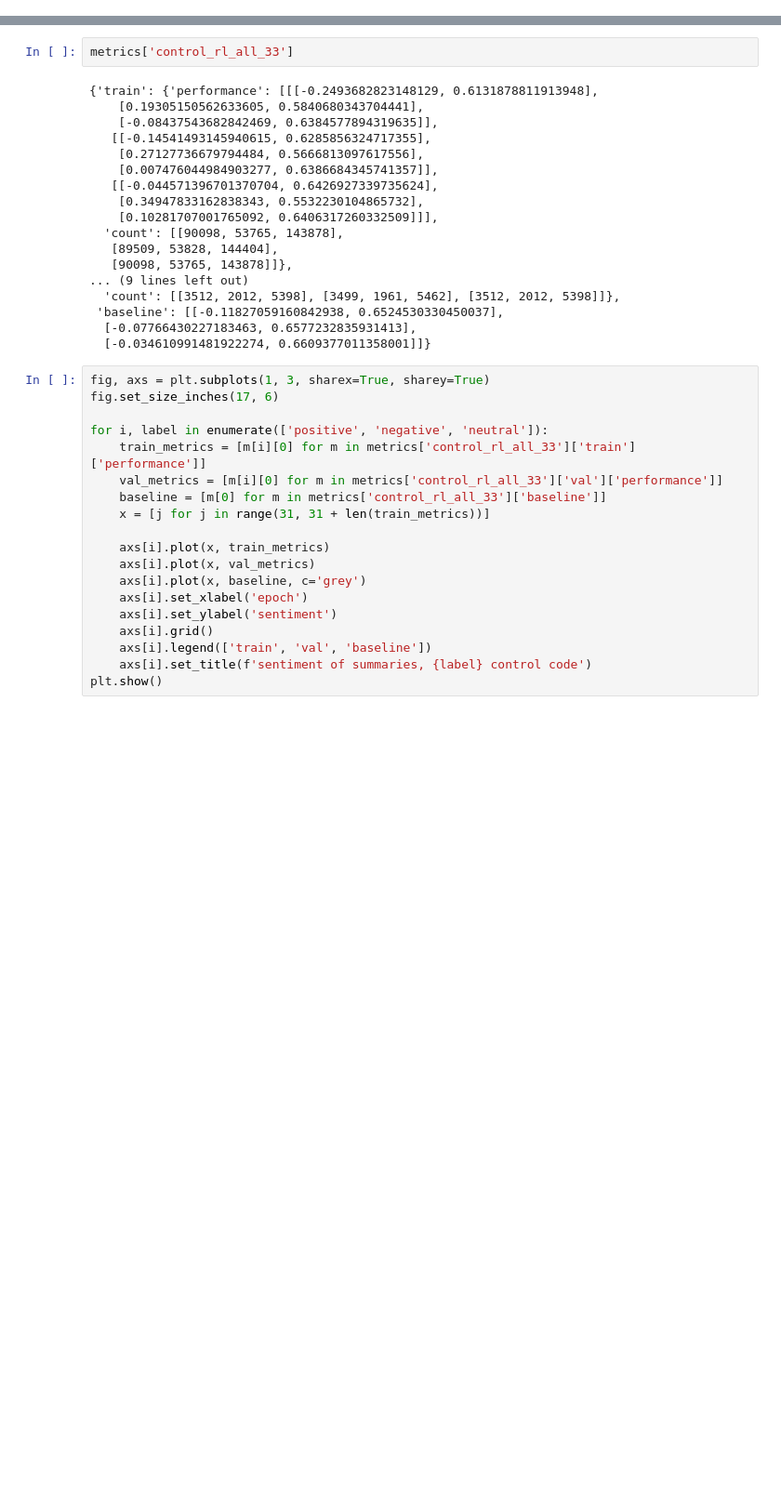
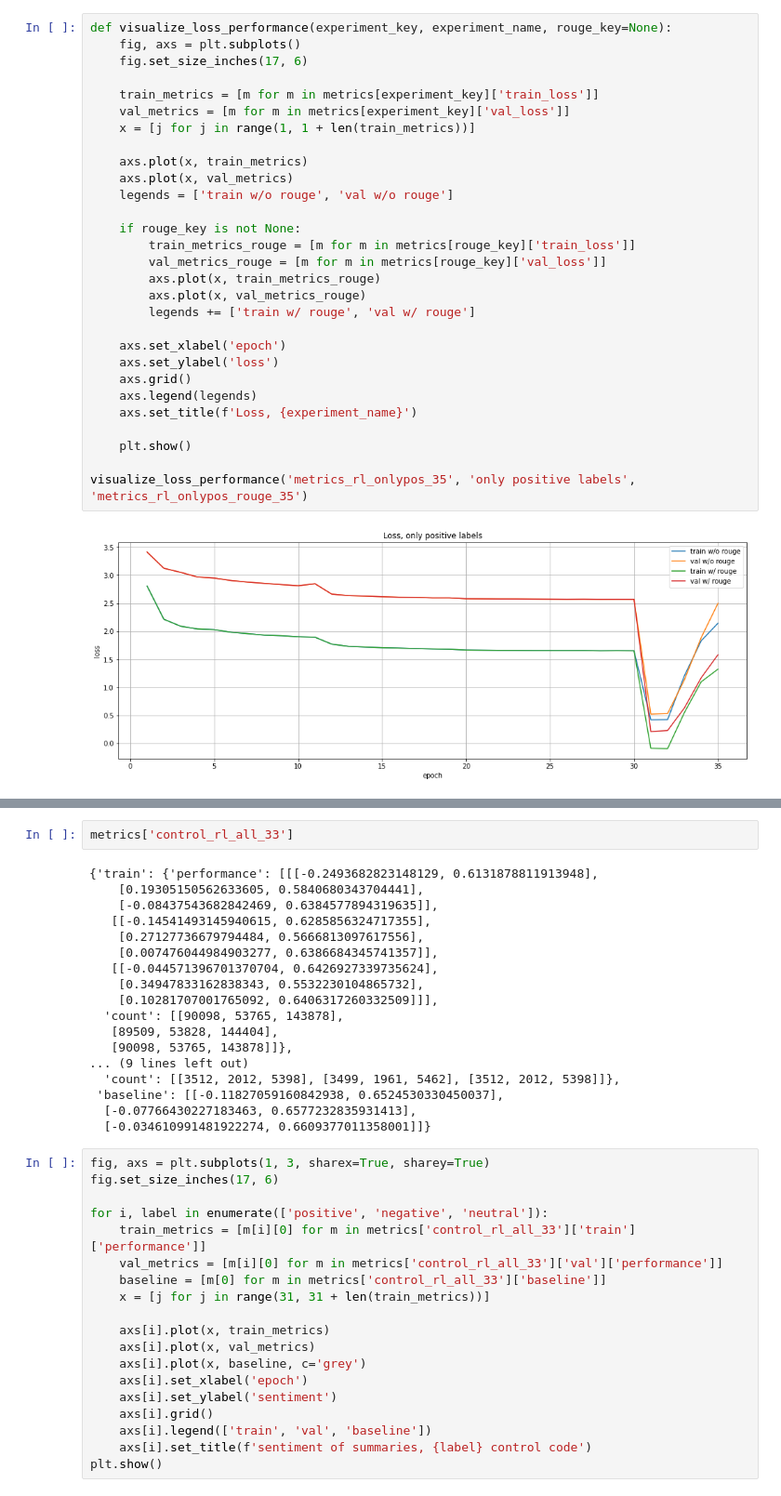
Before and after one commit to florisdenhengst/msc_thesis, a Jupyter notebook: controllable_abstractive_summarization/code/analysing_sentiment.ipynb, the cells around one changed output, grey strips where cells are left out. Shown at 93% size. Cells and saved outputs as stored; diff of their text form; blank space fills up the shorter version.

```diff
--- a/controllable_abstractive_summarization/code/analysing_sentiment.ipynb
+++ b/controllable_abstractive_summarization/code/analysing_sentiment.ipynb
@@ -158,6 +179,37 @@ def visualize_rouge_performance(experiment_key, experiment_name, rouge_key=None)
 visualize_rouge_performance('metrics_rl_onlypos_35', 'only positive labels', 'metrics_rl_onlypos_rouge_35')
 # %% [output]
 [figure]
+# %%
+def visualize_loss_performance(experiment_key, experiment_name, rouge_key=None):
+    fig, axs = plt.subplots()
+    fig.set_size_inches(17, 6)
+
+    train_metrics = [m for m in metrics[experiment_key]['train_loss']]
+    val_metrics = [m for m in metrics[experiment_key]['val_loss']]
+    x = [j for j in range(1, 1 + len(train_metrics))]
+
+    axs.plot(x, train_metrics)
+    axs.plot(x, val_metrics)
+    legends = ['train w/o rouge', 'val w/o rouge']
+
+    if rouge_key is not None:
+        train_metrics_rouge = [m for m in metrics[rouge_key]['train_loss']]
+        val_metrics_rouge = [m for m in metrics[rouge_key]['val_loss']]
+        axs.plot(x, train_metrics_rouge)
+        axs.plot(x, val_metrics_rouge)
+        legends += ['train w/ rouge', 'val w/ rouge']
+
+    axs.set_xlabel('epoch')
+    axs.set_ylabel('loss')
+    axs.grid()
+    axs.legend(legends)
+    axs.set_title(f'Loss, {experiment_name}')
+
+    plt.show()
+
+visualize_loss_performance('metrics_rl_onlypos_35', 'only positive labels', 'metrics_rl_onlypos_rouge_35')
+# %% [output]
+[figure, added]
 # %%
 fig, axs = plt.subplots(1, 3, sharex=True, sharey=True)
 fig.set_size_inches(17, 6)
```
Also changed, not shown: parts of 13 cells of this notebook, 1 other file.
